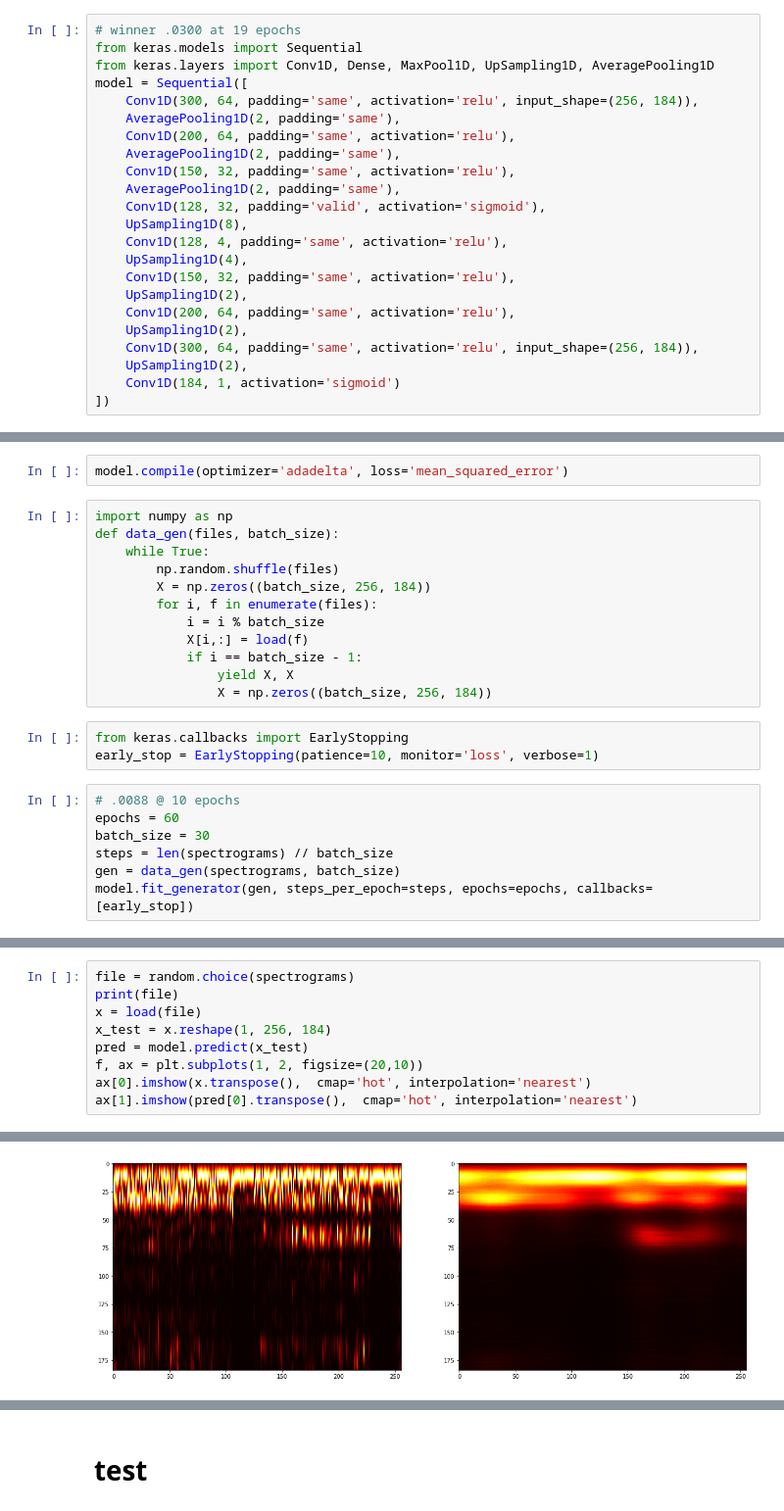
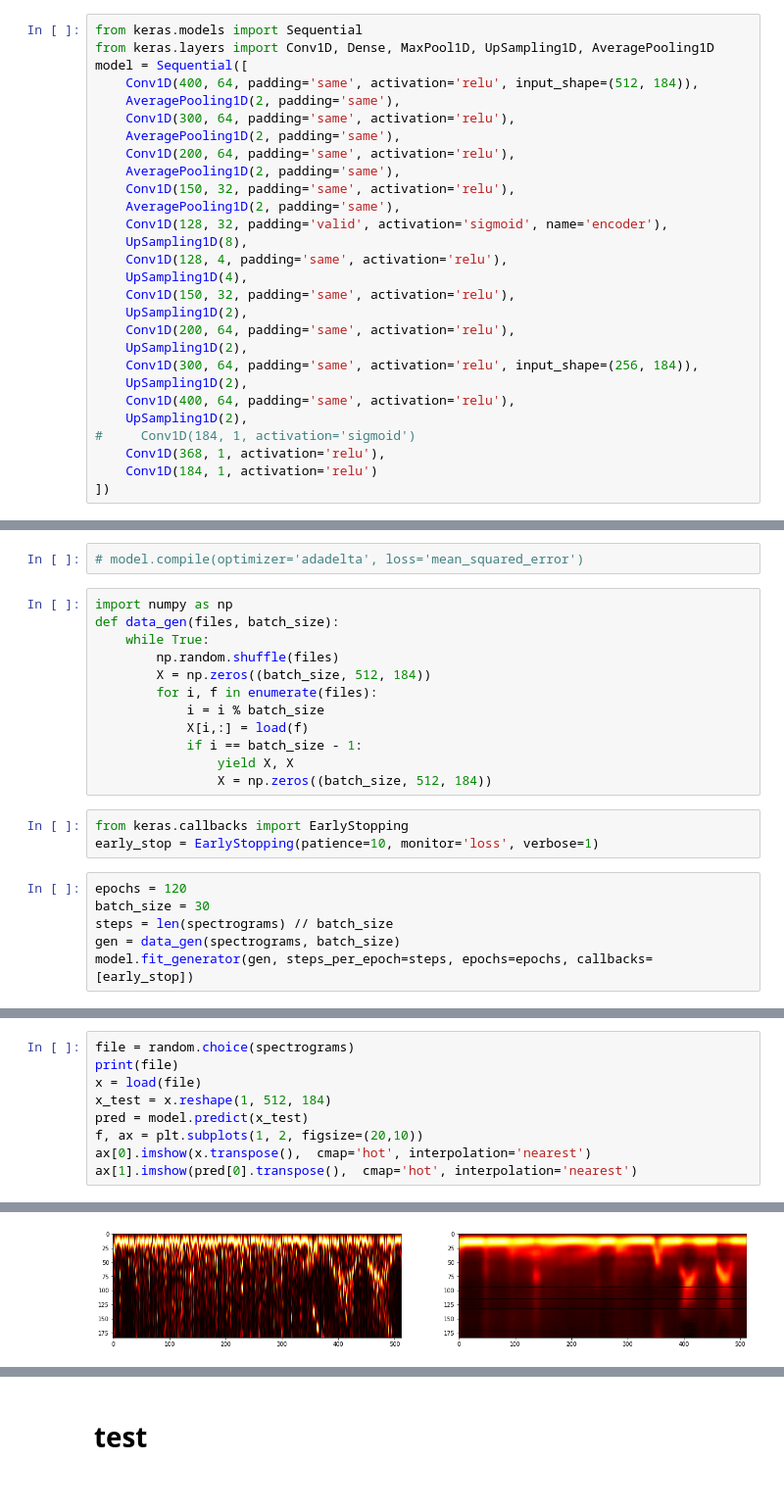
Before and after one commit to dantegates/music-rec, a Jupyter notebook: train-cnn.ipynb, the cells around one changed output, grey strips where cells are left out. Shown at 98% size. Cells and saved outputs as stored; diff of their text form.

```diff
--- a/train-cnn.ipynb
+++ b/train-cnn.ipynb
@@ -58,15 +87,16 @@ data/spec/Deep Purple-The Very Best of Deep Purple Rhino-Kentucky Woman Single V
 # %%
-# winner .0300 at 19 epochs
 from keras.models import Sequential
 from keras.layers import Conv1D, Dense, MaxPool1D, UpSampling1D, AveragePooling1D
 model = Sequential([
-    Conv1D(300, 64, padding='same', activation='relu', input_shape=(256, 184)),
+    Conv1D(400, 64, padding='same', activation='relu', input_shape=(512, 184)),
+    AveragePooling1D(2, padding='same'),
+    Conv1D(300, 64, padding='same', activation='relu'),
     AveragePooling1D(2, padding='same'),
     Conv1D(200, 64, padding='same', activation='relu'),
     AveragePooling1D(2, padding='same'),
     Conv1D(150, 32, padding='same', activation='relu'),
     AveragePooling1D(2, padding='same'),
-    Conv1D(128, 32, padding='valid', activation='sigmoid'),
+    Conv1D(128, 32, padding='valid', activation='sigmoid', name='encoder'),
     UpSampling1D(8),
     Conv1D(128, 4, padding='same', activation='relu'),
     UpSampling1D(4),
@@ -76,7 +106,11 @@ model = Sequential([
     UpSampling1D(2),
     Conv1D(300, 64, padding='same', activation='relu', input_shape=(256, 184)),
     UpSampling1D(2),
-    Conv1D(184, 1, activation='sigmoid')
+    Conv1D(400, 64, padding='same', activation='relu'),
+    UpSampling1D(2),
+#     Conv1D(184, 1, activation='sigmoid')
+    Conv1D(368, 1, activation='relu'),
+    Conv1D(184, 1, activation='relu')
 ])
 # %%
 model.summary()
@@ -103,23 +135,22 @@ _________________________________________________________________
 # %%
-model.compile(optimizer='adadelta', loss='mean_squared_error')
+# model.compile(optimizer='adadelta', loss='mean_squared_error')
 # %%
 import numpy as np
 def data_gen(files, batch_size):
     while True:
         np.random.shuffle(files)
-        X = np.zeros((batch_size, 256, 184))
+        X = np.zeros((batch_size, 512, 184))
         for i, f in enumerate(files):
             i = i % batch_size
             X[i,:] = load(f)
             if i == batch_size - 1:
                 yield X, X
-                X = np.zeros((batch_size, 256, 184))
+                X = np.zeros((batch_size, 512, 184))
 # %%
 from keras.callbacks import EarlyStopping
 early_stop = EarlyStopping(patience=10, monitor='loss', verbose=1)
 # %%
-# .0088 @ 10 epochs
-epochs = 60
+epochs = 120
 batch_size = 30
 steps = len(spectrograms) // batch_size
 gen = data_gen(spectrograms, batch_size)
@@ -149,7 +178,7 @@ K.eval(model.optimizer.lr)
 file = random.choice(spectrograms)
 print(file)
 x = load(file)
-x_test = x.reshape(1, 256, 184)
+x_test = x.reshape(1, 512, 184)
 pred = model.predict(x_test)
 f, ax = plt.subplots(1, 2, figsize=(20,10))
 ax[0].imshow(x.transpose(),  cmap='hot', interpolation='nearest')
@@ -159,3 +188,3 @@ data/spec/Beautiful Eulogy-Satelilite Kite-Hello From Portland.mp3 - 70 sec.npy
 <matplotlib.image.AxesImage at 0x...>
-[figure, old version]
+[figure, new version]
 # %%
```
Also changed, not shown: parts of 45 cells of this notebook.
